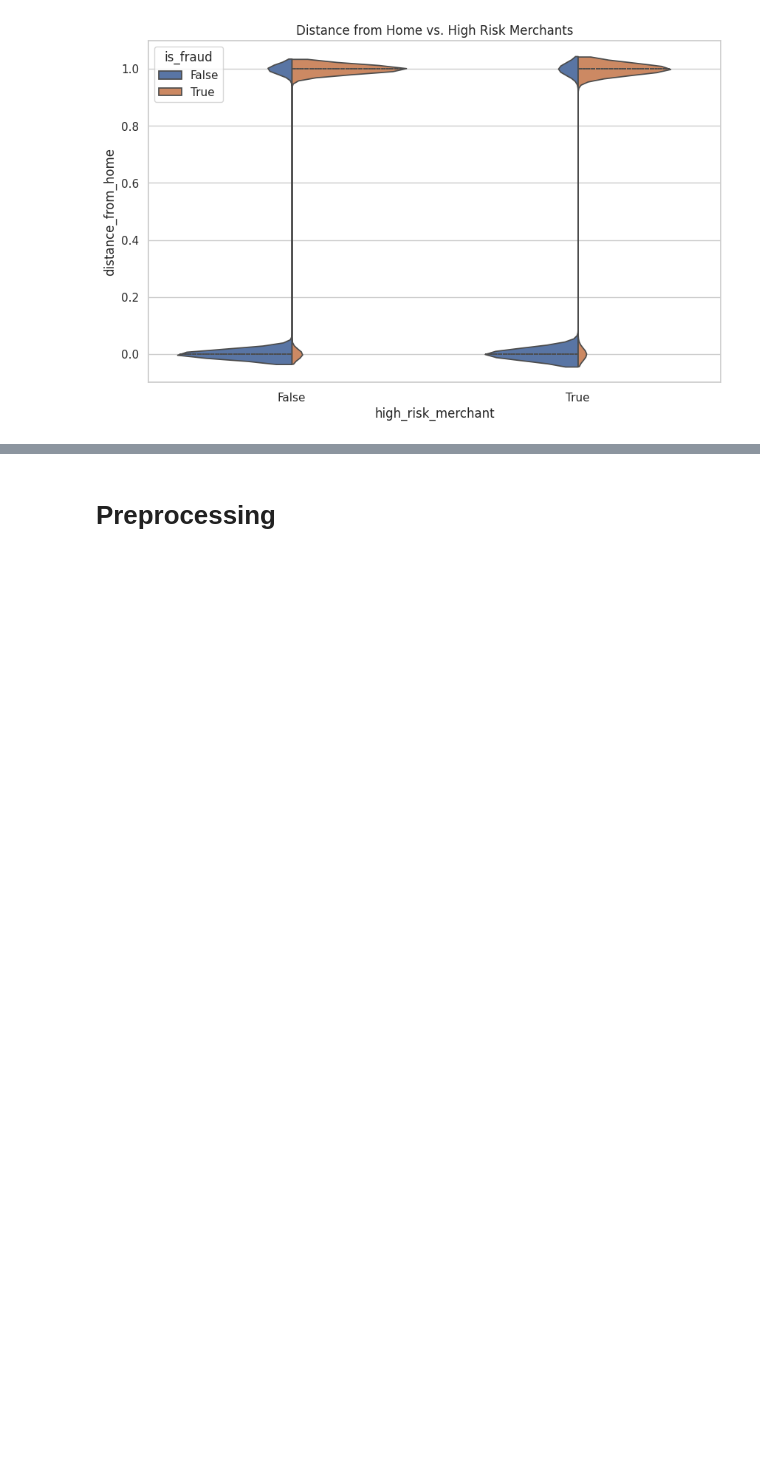
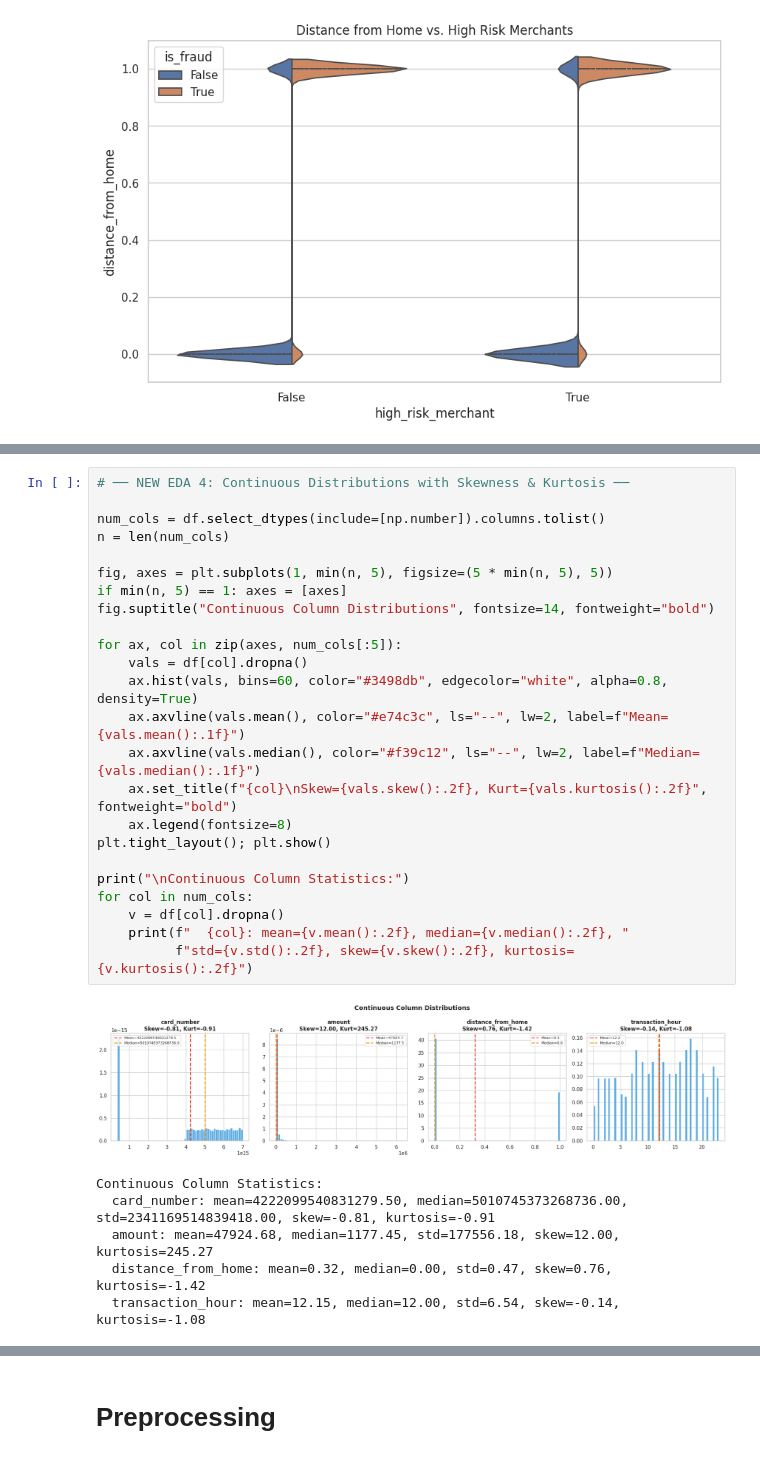
Before and after one commit to arfadhiq/Feedback-Enhanced-Data-Synthesis, a Jupyter notebook: EDA_and_Preprocessing.ipynb, the cells around one changed output, grey strips where cells are left out. Cells and saved outputs as stored; diff of their text form; blank space fills up the shorter version.

```diff
--- a/EDA_and_Preprocessing.ipynb
+++ b/EDA_and_Preprocessing.ipynb
@@ -355,0 +449,31 @@ plt.show()
+# %%
+# ── NEW EDA 4: Continuous Distributions with Skewness & Kurtosis ──
+
+num_cols = df.select_dtypes(include=[np.number]).columns.tolist()
+n = len(num_cols)
+
+fig, axes = plt.subplots(1, min(n, 5), figsize=(5 * min(n, 5), 5))
+if min(n, 5) == 1: axes = [axes]
+fig.suptitle("Continuous Column Distributions", fontsize=14, fontweight="bold")
+
+for ax, col in zip(axes, num_cols[:5]):
+    vals = df[col].dropna()
+    ax.hist(vals, bins=60, color="#3498db", edgecolor="white", alpha=0.8, density=True)
+    ax.axvline(vals.mean(), color="#e74c3c", ls="--", lw=2, label=f"Mean={vals.mean():.1f}")
+    ax.axvline(vals.median(), color="#f39c12", ls="--", lw=2, label=f"Median={vals.median():.1f}")
+    ax.set_title(f"{col}\nSkew={vals.skew():.2f}, Kurt={vals.kurtosis():.2f}", fontweight="bold")
+    ax.legend(fontsize=8)
+plt.tight_layout(); plt.show()
+
+print("\nContinuous Column Statistics:")
+for col in num_cols:
+    v = df[col].dropna()
+    print(f"  {col}: mean={v.mean():.2f}, median={v.median():.2f}, "
+          f"std={v.std():.2f}, skew={v.skew():.2f}, kurtosis={v.kurtosis():.2f}")
+# %% [output]
+[figure, added]
+Continuous Column Statistics:
+  card_number: mean=4222099540831279.50, median=5010745373268736.00, std=2341169514839418.00, skew=-0.81, kurtosis=-0.91
+  amount: mean=47924.68, median=1177.45, std=177556.18, skew=12.00, kurtosis=245.27
+  distance_from_home: mean=0.32, median=0.00, std=0.47, skew=0.76, kurtosis=-1.42
+  transaction_hour: mean=12.15, median=12.00, std=6.54, skew=-0.14, kurtosis=-1.08
```
Also changed, not shown: parts of 7 cells of this notebook.
